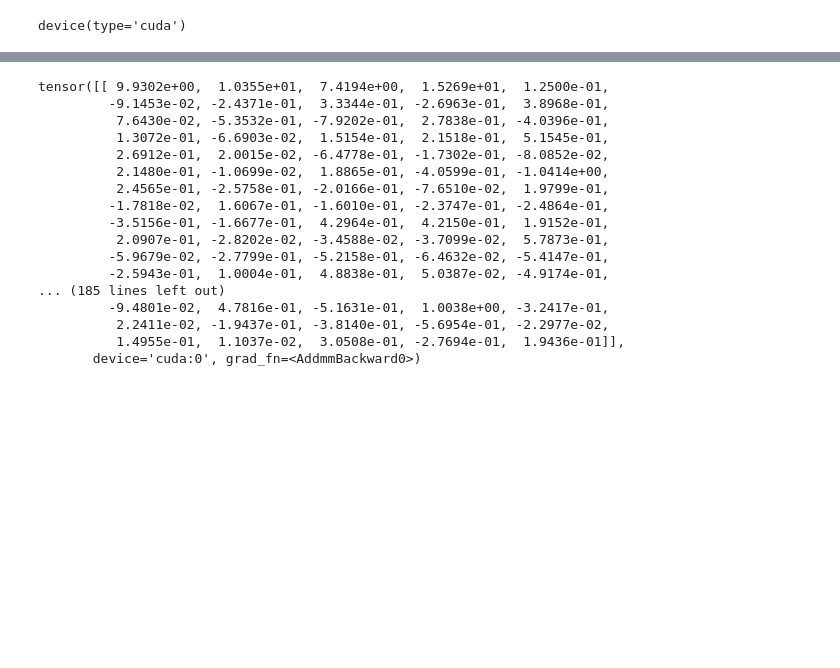
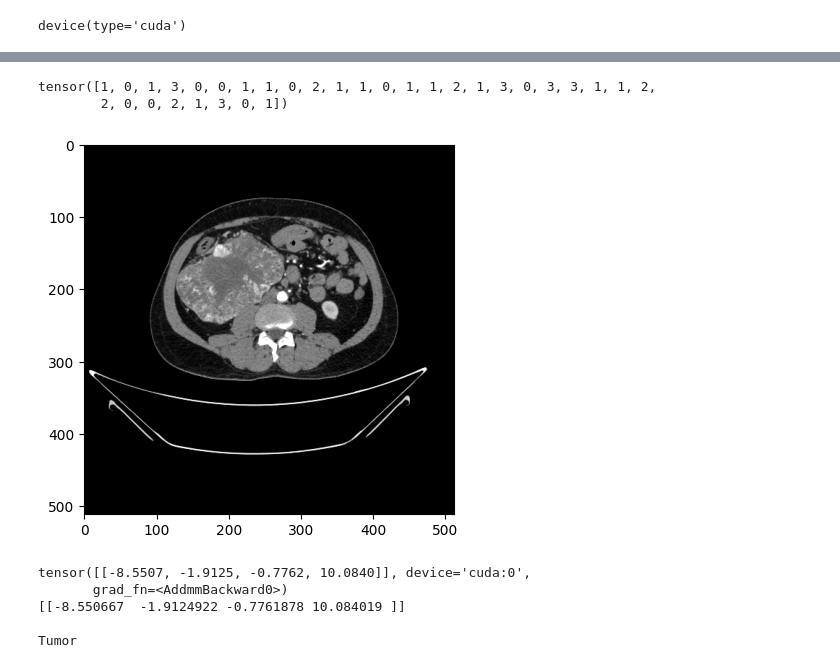
Before and after one commit to Sivakumar-Navaneeth/CNN_Visualizations, a Jupyter notebook: guided-backpropogation-alexnet.ipynb, the cells around one changed output, grey strips where cells are left out. Saved outputs shown, nothing was run; the diff lists cells and outputs as text; code cells hidden in the pictures; blank space fills up the shorter version.

```diff
--- a/guided-backpropogation-alexnet.ipynb
+++ b/guided-backpropogation-alexnet.ipynb
@@ -98,20 +134,4 @@ device(type='cuda')
 # %%
-# # # Freeze the weights of the initial layers
-for param in alexnet.features.parameters():
-    param.requires_grad = False
-
-# # Get the number of input features for the last fully connected layer
-num_features = alexnet.classifier[1].in_features
-
-# # Modify the last fully connected layer
-alexnet.classifier[1] = nn.Linear(num_features, 4096)
-alexnet.classifier[4] = nn.Linear(4096, 4096)
-alexnet.classifier[6] = nn.Linear(4096, 1000)
-
-# # Unfreeze the weights of the last 5 layers
-for param in alexnet.classifier[1:].parameters():
-    param.requires_grad = True
-
 # # Define the loss function and optimizer
 criterion = nn.CrossEntropyLoss()
 optimizer = torch.optim.SGD(alexnet.parameters(), lr=0.001, momentum=0.9)
@@ -145,17 +165,4 @@ for epoch in range(num_epochs):
     accuracy = 100 * correct / total
     print(f'Epoch {epoch+1}: Validation Accuracy = {accuracy}%')
     print(total,predicted,i)
-
-#     # Validation loop
-#     with torch.no_grad():
-#         correct = 0
-#         total = 0
-#         for images, labels in val_loader:
-#             outputs = alexnet(images)
-#             _, predicted = torch.max(outputs.data, 1)
-#             total += labels.size(0)
-#             correct += (predicted == labels).sum().item()
-
-#         accuracy = 100 * correct / total
-#         print(f'Epoch {epoch+1}: Validation Accuracy = {accuracy}%')
 # %% [output]
@@ -177,3 +184,30 @@ Epoch 5: Validation Accuracy = 97.91901012373454%
+# %%
+for images, labels in train_loader:
+    print(labels)
+    break
+# %% [output]
+tensor([1, 0, 1, 3, 0, 0, 1, 1, 0, 2, 1, 1, 0, 1, 1, 2, 1, 3, 0, 3, 3, 1, 1, 2,
+        2, 0, 0, 2, 1, 3, 0, 1])
+# %%
+label_list = ['Cyst','Normal','Stone','Tumor']
+# %%
+image = Image.open('/kaggle/input/ct-kidney-dataset-normal-cyst-tumor-and-stone/CT-KIDNEY-DATASET-Normal-Cyst-Tumor-Stone/CT-KIDNEY-DATASET-Normal-Cyst-Tumor-Stone/Tumor/Tumor- (101).jpg').convert('RGB')
+plt.imshow((image))
+plt.show()
+tensor = transform(image).unsqueeze(0).requires_grad_()
+
+pred = alexnet(tensor.to(device))
+print(pred)
+print((pred.cpu().detach().numpy()),'\n')
+print(label_list[np.argmax(pred.cpu().detach().numpy())])
+# print(label_list[pred.cpu().detach().numpy()[0].index(int(max(pred.cpu().detach().numpy()[0])))])
+# %% [output]
+[figure, added]
+tensor([[-8.5507, -1.9125, -0.7762, 10.0840]], device='cuda:0',
+       grad_fn=<AddmmBackward0>)
+[[-8.550667  -1.9124922 -0.7761878 10.084019 ]]
+
+Tumor
 # %%
 class Guided_backprop():
     def __init__(self, model):
@@ -235,30 +269,6 @@ class Guided_backprop():
 
         result = self.image_reconstruction.data[0].permute(1,2,0)
         return result
-# %%
-image = Image.open('/kaggle/input/ct-kidney-dataset-normal-cyst-tumor-and-stone/CT-KIDNEY-DATASET-Normal-Cyst-Tumor-Stone/CT-KIDNEY-DATASET-Normal-Cyst-Tumor-Stone/Tumor/Tumor- (1).jpg').convert('RGB')
-
-tensor = transform(image).unsqueeze(0).requires_grad_()
-
-alexnet(tensor.to(device))
-# %% [output]
-tensor([[ 9.9302e+00,  1.0355e+01,  7.4194e+00,  1.5269e+01,  1.2500e-01,
-         -9.1453e-02, -2.4371e-01,  3.3344e-01, -2.6963e-01,  3.8968e-01,
-          7.6430e-02, -5.3532e-01, -7.9202e-01,  2.7838e-01, -4.0396e-01,
-          1.3072e-01, -6.6903e-02,  1.5154e-01,  2.1518e-01,  5.1545e-01,
-          2.6912e-01,  2.0015e-02, -6.4778e-01, -1.7302e-01, -8.0852e-02,
-          2.1480e-01, -1.0699e-02,  1.8865e-01, -4.0599e-01, -1.0414e+00,
-          2.4565e-01, -2.5758e-01, -2.0166e-01, -7.6510e-02,  1.9799e-01,
-         -1.7818e-02,  1.6067e-01, -1.6010e-01, -2.3747e-01, -2.4864e-01,
-         -3.5156e-01, -1.6677e-01,  4.2964e-01,  4.2150e-01,  1.9152e-01,
-          2.0907e-01, -2.8202e-02, -3.4588e-02, -3.7099e-02,  5.7873e-01,
-         -5.9679e-02, -2.7799e-01, -5.2158e-01, -6.4632e-02, -5.4147e-01,
-         -2.5943e-01,  1.0004e-01,  4.8838e-01,  5.0387e-02, -4.9174e-01,
-... (185 lines left out)
-         -9.4801e-02,  4.7816e-01, -5.1631e-01,  1.0038e+00, -3.2417e-01,
-          2.2411e-02, -1.9437e-01, -3.8140e-01, -5.6954e-01, -2.2977e-02,
-          1.4955e-01,  1.1037e-02,  3.0508e-01, -2.7694e-01,  1.9436e-01]],
-       device='cuda:0', grad_fn=<AddmmBackward0>)
 # %%
 guided_bp = Guided_backprop(alexnet)
 # plt.imshow(tensor.cpu().detach().numpy())
```
Also changed, not shown: parts of 7 cells of this notebook.
